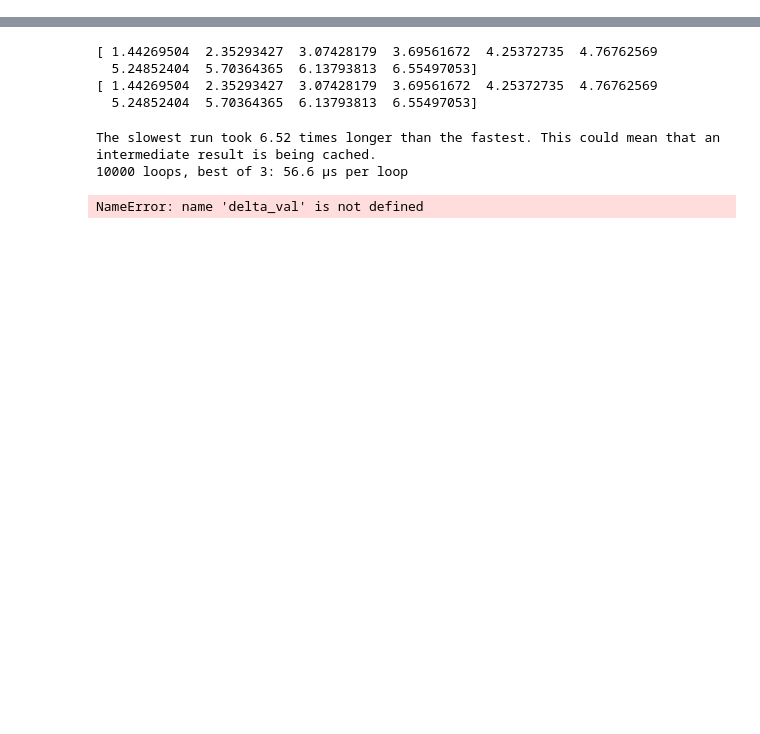
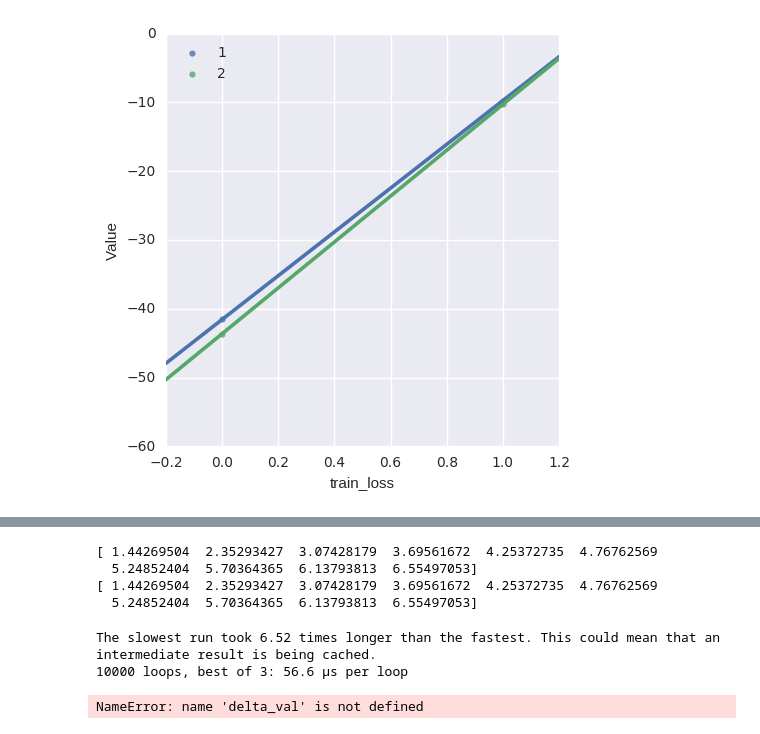
Before and after one commit to danakianfar/information_retrieval_1, a Jupyter notebook: Lab3/dana.ipynb, the cells around one changed output, grey strips where cells are left out. Drawn from its saved outputs; the diff is of its cells as text; code cells hidden in the pictures; blank space fills up the shorter version.

```diff
--- a/Lab3/dana.ipynb
+++ b/Lab3/dana.ipynb
@@ -47,0 +104,12 @@ validation mNDCG:               0.757054
+# %%
+# ax = sns.tsplot(time="Epoch", value="Value", unit="Fold", condition="Measure", data = df.loc[df['Measure'] == 'train_loss'])
+# plt.show()
+
+measure = 'train_loss'
+ax = sns.lmplot(x="Epoch", y="Value", hue="Fold", data= df.loc[df['Measure'] == measure], ci = None, legend_out=False)
+ax.set(xlabel=measure)
+ax.despine(left=True)
+plt.legend(loc='upper left')
+plt.show()
+# %% [output]
+[figure, added]
```
Also changed, not shown: parts of 8 cells of this notebook, 2 other files.
